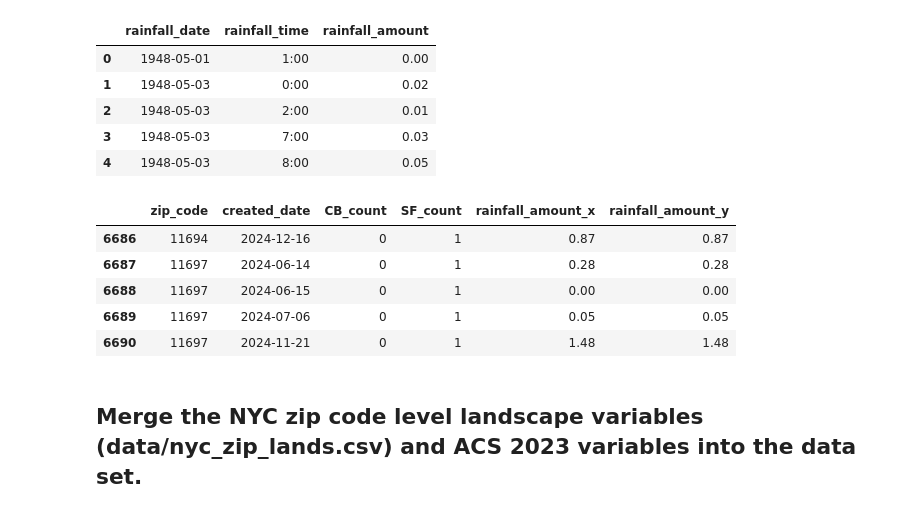
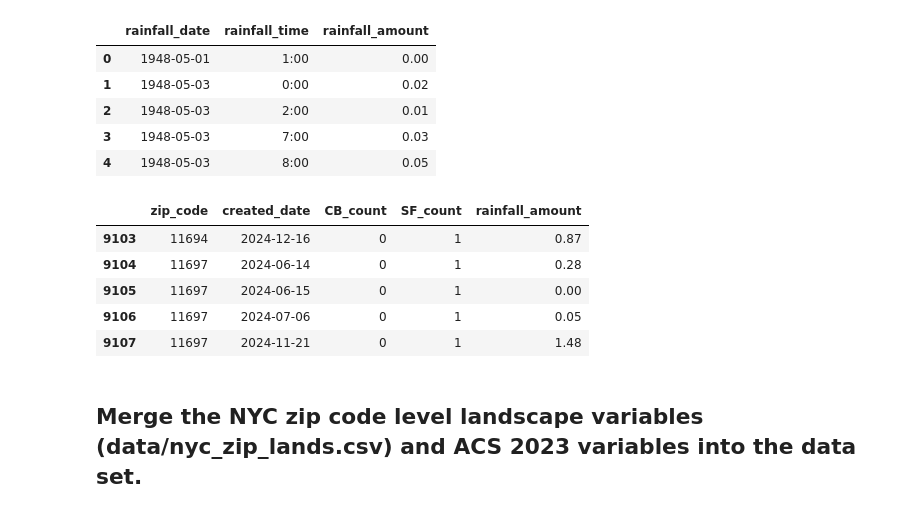
Before and after one commit to ids25s/mid-term-project-alyssahorn, a Jupyter notebook: midterm.ipynb, the cells around one changed output. Saved outputs shown, nothing was run; the diff lists cells and outputs as text; code cells hidden in the pictures.

```diff
--- a/midterm.ipynb
+++ b/midterm.ipynb
@@ -1132,24 +1132,25 @@ rainfall_df.head()
 # %%
 # Standardize column names and convert date format
 rainfall_df['rainfall_date'] = pd.to_datetime(rainfall_df['rainfall_date']).dt.date
+agg_df['created_date'] = pd.to_datetime(agg_df['created_date']).dt.date
 
 # Aggregate rainfall by day (sum rainfall for each day)
 daily_rainfall = rainfall_df.groupby('rainfall_date', as_index=False)['rainfall_amount'].sum()
 
 # Merge the aggregated SF & CB complaints data with daily rainfall data
 agg_df = agg_df.merge(daily_rainfall, left_on='created_date', right_on='rainfall_date', how='left')
 
 # Drop redundant 'date' column from rainfall_df
 agg_df = agg_df.drop(columns=['rainfall_date'])
 
 # Display merged dataset
 agg_df.tail()
 # %% [output]
-|  | zip_code | created_date | CB_count | SF_count | rainfall_amount_x | rainfall_amount_y |
-| 6686 | 11694 | 2024-12-16 | 0 | 1 | 0.87 | 0.87 |
-| 6687 | 11697 | 2024-06-14 | 0 | 1 | 0.28 | 0.28 |
-| 6688 | 11697 | 2024-06-15 | 0 | 1 | 0.00 | 0.00 |
-| 6689 | 11697 | 2024-07-06 | 0 | 1 | 0.05 | 0.05 |
-| 6690 | 11697 | 2024-11-21 | 0 | 1 | 1.48 | 1.48 |
+|  | zip_code | created_date | CB_count | SF_count | rainfall_amount |
+| 9103 | 11694 | 2024-12-16 | 0 | 1 | 0.87 |
+| 9104 | 11697 | 2024-06-14 | 0 | 1 | 0.28 |
+| 9105 | 11697 | 2024-06-15 | 0 | 1 | 0.00 |
+| 9106 | 11697 | 2024-07-06 | 0 | 1 | 0.05 |
+| 9107 | 11697 | 2024-11-21 | 0 | 1 | 1.48 |
 # %% [markdown]
 ## Merge the NYC zip code level landscape variables (data/nyc_zip_lands.csv) and ACS 2023 variables into the data set.
```
Also changed, not shown: parts of 19 cells of this notebook.
